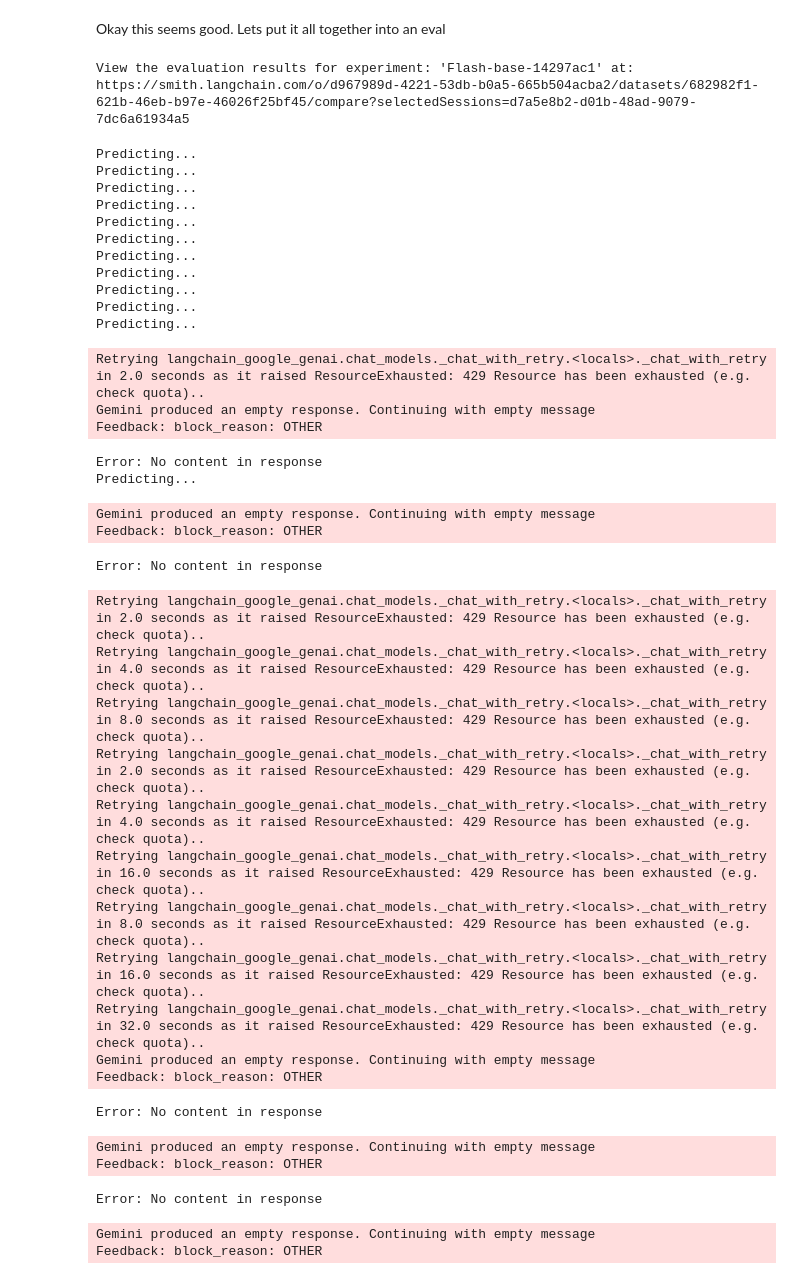
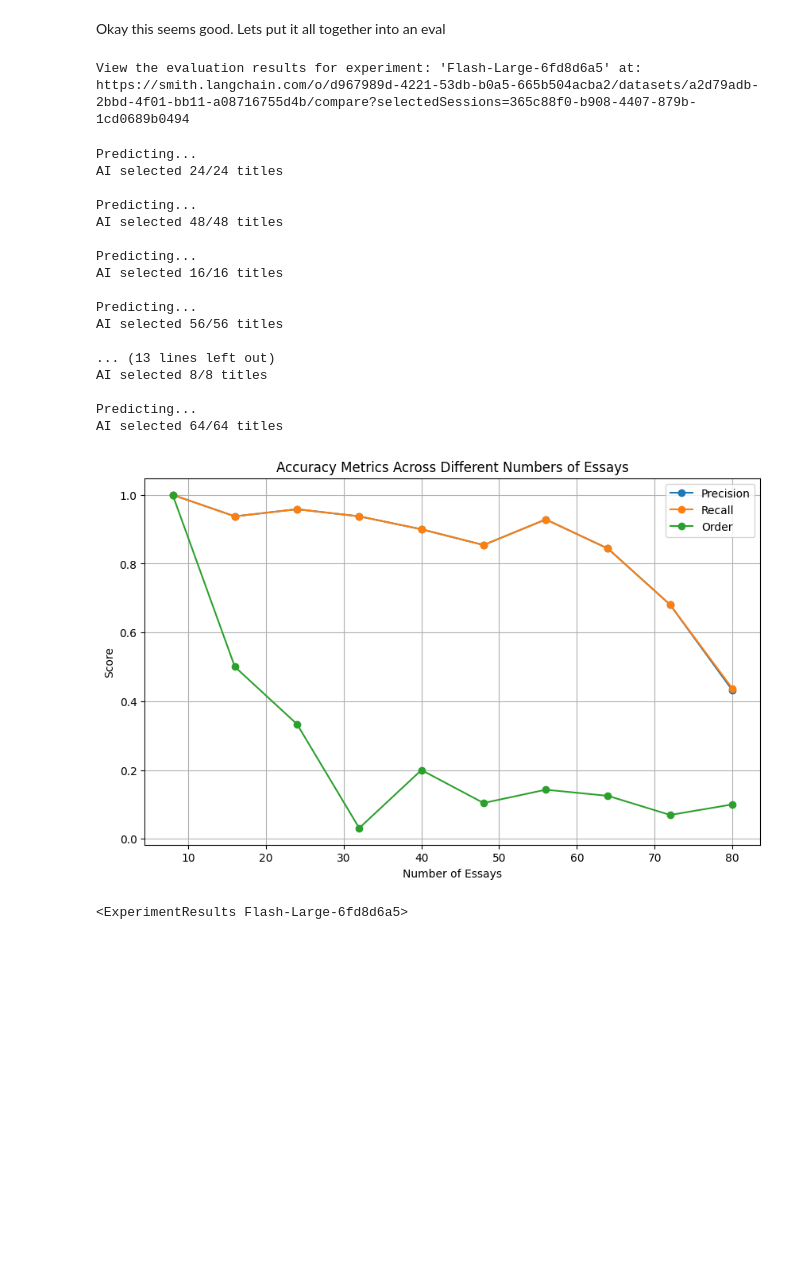
Before and after one commit to camronh/ContextLength-Experiment, a Jupyter notebook: ContextLength.ipynb, the cells around one changed output. Cells and saved outputs as stored; diff of their text form; code cells hidden in the pictures; blank space fills up the shorter version.

```diff
--- a/ContextLength.ipynb
+++ b/ContextLength.ipynb
@@ -184,7 +184,7 @@ class TitleSchema(BaseModel):
 
 def llm_parse_titles(text: str, max_tokens=2000):
     """Use an LLM to parse the titles from the LLM output to an array"""
-    llm = ChatOpenAI(model="gpt-4-turbo", temperature=0.5,
+    llm = ChatOpenAI(model="gpt-4o", temperature=0.5,
                      max_tokens=max_tokens).with_structured_output(TitleSchema)
     system_prompt = """The user was tasked with analyzing and writing a list of titles that they found in some essays. \
 Your job is to parse the user's response and return a list of titles that they mentioned. Be very exact! The integrity of your \
@@ -275,7 +275,7 @@ def title_order(root_run: Run, example: Example) -> dict:
 Okay this seems good. Lets put it all together into an eval
 # %%
 from langchain_google_genai import ChatGoogleGenerativeAI
-from langsmith import evaluate, EvaluationResult
+from langsmith import evaluate
 import time
 import matplotlib.pyplot as plt
 
@@ -291,20 +291,25 @@ class TitlePredictor:
         self.results = None
 
     def predict_titles(self, inputs: dict):
-        print("Predicting...")
         indexes: list[int] = inputs["indexes"]
+        print(f"Trying with {len(indexes)} essays...")
+
 
         essays_for_context = [essays[i] for i in indexes]
-        essay_str = "\n\n".join(essays_for_context)
+        essay_str = "\n\n--------\n\n".join(essays_for_context)
 
         system_prompt = f"""You are a very thorough and detailed analyzer of Paul Graham essays. Your task it to analyze the \
 provided essays and ONLY return a single list of titles in the order that they appear. You can tell which lines are titles because the \
 contain ONLY a month and year followed by 2 new lines. For example: 'February 1993\n\n'.
 
-Return ONE numbered list of all of the titles you have found. \
+There are {len(indexes)} essays in <PAUL GRAHAM ESSAYS>. Return a numbered list of {len(indexes)} titles you have found. \
 You will be graded on precision and recall so be sure to include ALL of the titles that actually appear in the essays and in the correct order. \
 Some duplicates are expected, just be sure to be as accurate as possible!
 
+Start your response with:
+'List of {len(indexes)} Titles:
+
+1.'
 
 <PAUL GRAHAM ESSAYS>
 {essay_str}
@@ -328,7 +333,7 @@ Some duplicates are expected, just be sure to be as accurate as possible!
 
                 if not titles.titles:
                     raise Exception("No titles in response")
-                print(f"AI: {response.content}")
+                print(f"AI selected {len(titles.titles)}/{len(indexes)} titles\n")
                 return {"response": response.content, "titles": titles.titles}
             except Exception as e:
                 print(f"Error: {e}")
@@ -337,7 +342,7 @@ Some duplicates are expected, just be sure to be as accurate as possible!
                 time.sleep(60)
         return {"response": "", "titles": []}
 
-    def evaluate(self, splits: list[str] = ["Tiny"], max_concurrency: int = 2, repetitions=2):
+    def evaluate(self, splits: list[str] = ["Tiny"], max_concurrency: int = 1, repetitions=1):
         self.results = evaluate(
             self.predict_titles,
             data=client.list_examples(dataset_id=dataset.id, splits=splits),
@@ -372,64 +377,47 @@ Some duplicates are expected, just be sure to be as accurate as possible!
         recall_scores = [next(metric['score'] for metric in result['metrics']
                               if metric['key'] == 'recall') for result in results]
         order_scores = [next(metric['score'] for metric in result['metrics']
                              if metric['key'] == 'order') for result in results]
 
         # Plot the data
         plt.figure(figsize=(10, 6))
 
         plt.plot(essay_counts, precision_scores, marker='o', label='Precision')
         plt.plot(essay_counts, recall_scores, marker='o', label='Recall')
         plt.plot(essay_counts, order_scores, marker='o', label='Order')
 
         plt.xlabel('Number of Essays')
         plt.ylabel('Score')
         plt.title('Accuracy Metrics Across Different Numbers of Essays')
         plt.legend()
 
         plt.grid(True)
         plt.show()
 
         return results
 
 
-response = TitlePredictor().evaluate(splits=["base"])
+response = TitlePredictor().evaluate(splits=["Large"])
 response
 # %% [output]
-View the evaluation results for experiment: 'Flash-base-14297ac1' at:
-https://smith.langchain.com/o/d967989d-4221-53db-b0a5-665b504acba2/datasets/682982f1-621b-46eb-b97e-46026f25bf45/compare?selectedSessions=d7a5e8b2-d01b-48ad-9079-7dc6a61934a5
+View the evaluation results for experiment: 'Flash-Large-6fd8d6a5' at:
+https://smith.langchain.com/o/d967989d-4221-53db-b0a5-665b504acba2/datasets/a2d79adb-2bbd-4f01-bb11-a08716755d4b/compare?selectedSessions=365c88f0-b908-4407-879b-1cd0689b0494
 Predicting...
+AI selected 24/24 titles
+
 Predicting...
+AI selected 48/48 titles
+
 Predicting...
+AI selected 16/16 titles
+
 Predicting...
+AI selected 56/56 titles
+
+... (13 lines left out)
+AI selected 8/8 titles
+
 Predicting...
-Predicting...
-Predicting...
-Predicting...
-Predicting...
-Predicting...
-Predicting...
+AI selected 64/64 titles
+[figure, added]
-Retrying langchain_google_genai.chat_models._chat_with_retry.<locals>._chat_with_retry in 2.0 seconds as it raised ResourceExhausted: 429 Resource has been exhausted (e.g. check quota)..
-Gemini produced an empty response. Continuing with empty message
-Feedback: block_reason: OTHER
+<ExperimentResults Flash-Large-6fd8d6a5>
-Error: No content in response
-Predicting...
-Gemini produced an empty response. Continuing with empty message
-Feedback: block_reason: OTHER
-Error: No content in response
-Retrying langchain_google_genai.chat_models._chat_with_retry.<locals>._chat_with_retry in 2.0 seconds as it raised ResourceExhausted: 429 Resource has been exhausted (e.g. check quota)..
-Retrying langchain_google_genai.chat_models._chat_with_retry.<locals>._chat_with_retry in 4.0 seconds as it raised ResourceExhausted: 429 Resource has been exhausted (e.g. check quota)..
-Retrying langchain_google_genai.chat_models._chat_with_retry.<locals>._chat_with_retry in 8.0 seconds as it raised ResourceExhausted: 429 Resource has been exhausted (e.g. check quota)..
-Retrying langchain_google_genai.chat_models._chat_with_retry.<locals>._chat_with_retry in 2.0 seconds as it raised ResourceExhausted: 429 Resource has been exhausted (e.g. check quota)..
-Retrying langchain_google_genai.chat_models._chat_with_retry.<locals>._chat_with_retry in 4.0 seconds as it raised ResourceExhausted: 429 Resource has been exhausted (e.g. check quota)..
-Retrying langchain_google_genai.chat_models._chat_with_retry.<locals>._chat_with_retry in 16.0 seconds as it raised ResourceExhausted: 429 Resource has been exhausted (e.g. check quota)..
-Retrying langchain_google_genai.chat_models._chat_with_retry.<locals>._chat_with_retry in 8.0 seconds as it raised ResourceExhausted: 429 Resource has been exhausted (e.g. check quota)..
-Retrying langchain_google_genai.chat_models._chat_with_retry.<locals>._chat_with_retry in 16.0 seconds as it raised ResourceExhausted: 429 Resource has been exhausted (e.g. check quota)..
-Retrying langchain_google_genai.chat_models._chat_with_retry.<locals>._chat_with_retry in 32.0 seconds as it raised ResourceExhausted: 429 Resource has been exhausted (e.g. check quota)..
-Gemini produced an empty response. Continuing with empty message
-Feedback: block_reason: OTHER
-Error: No content in response
-Gemini produced an empty response. Continuing with empty message
-Feedback: block_reason: OTHER
-Error: No content in response
-Gemini produced an empty response. Continuing with empty message
-Feedback: block_reason: OTHER
```
Also changed, not shown: parts of 4 cells of this notebook.
